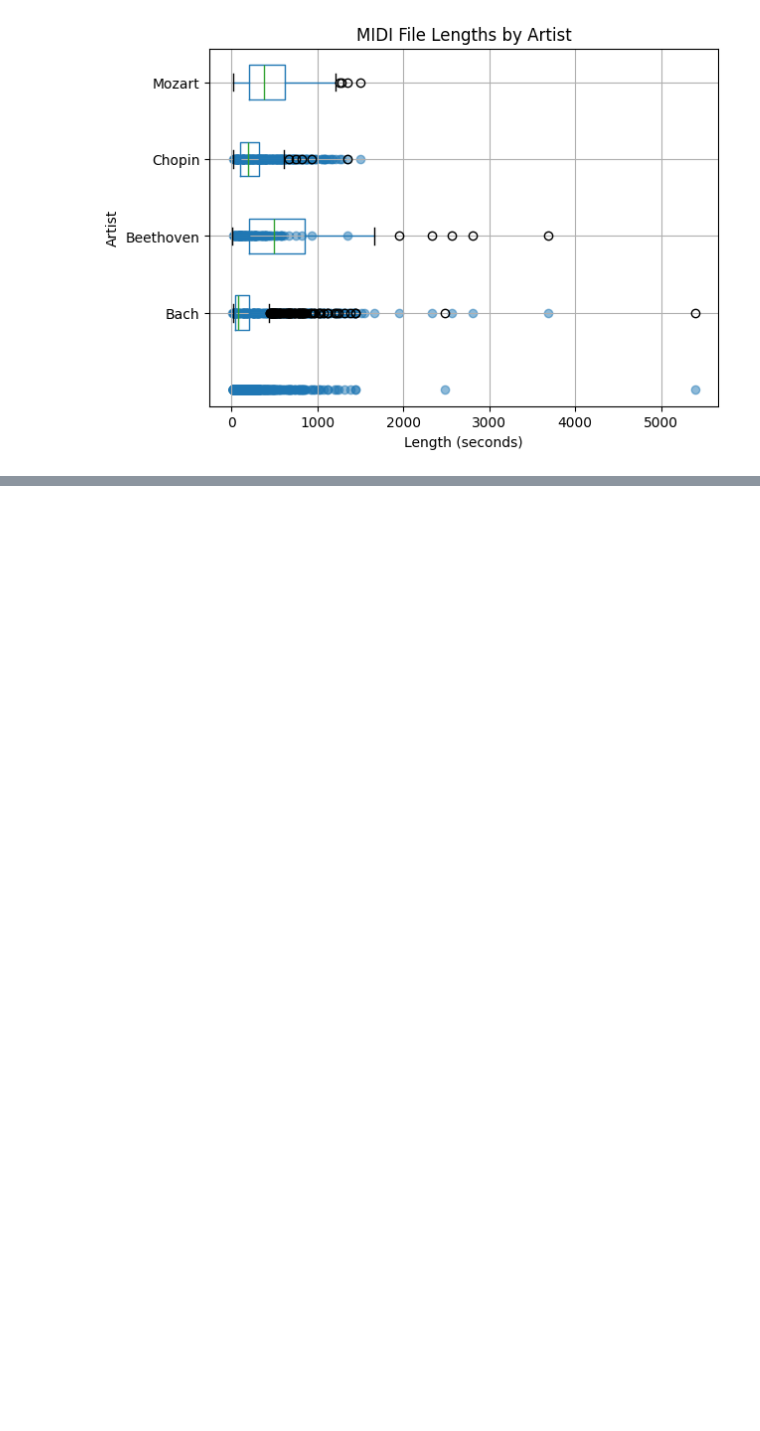
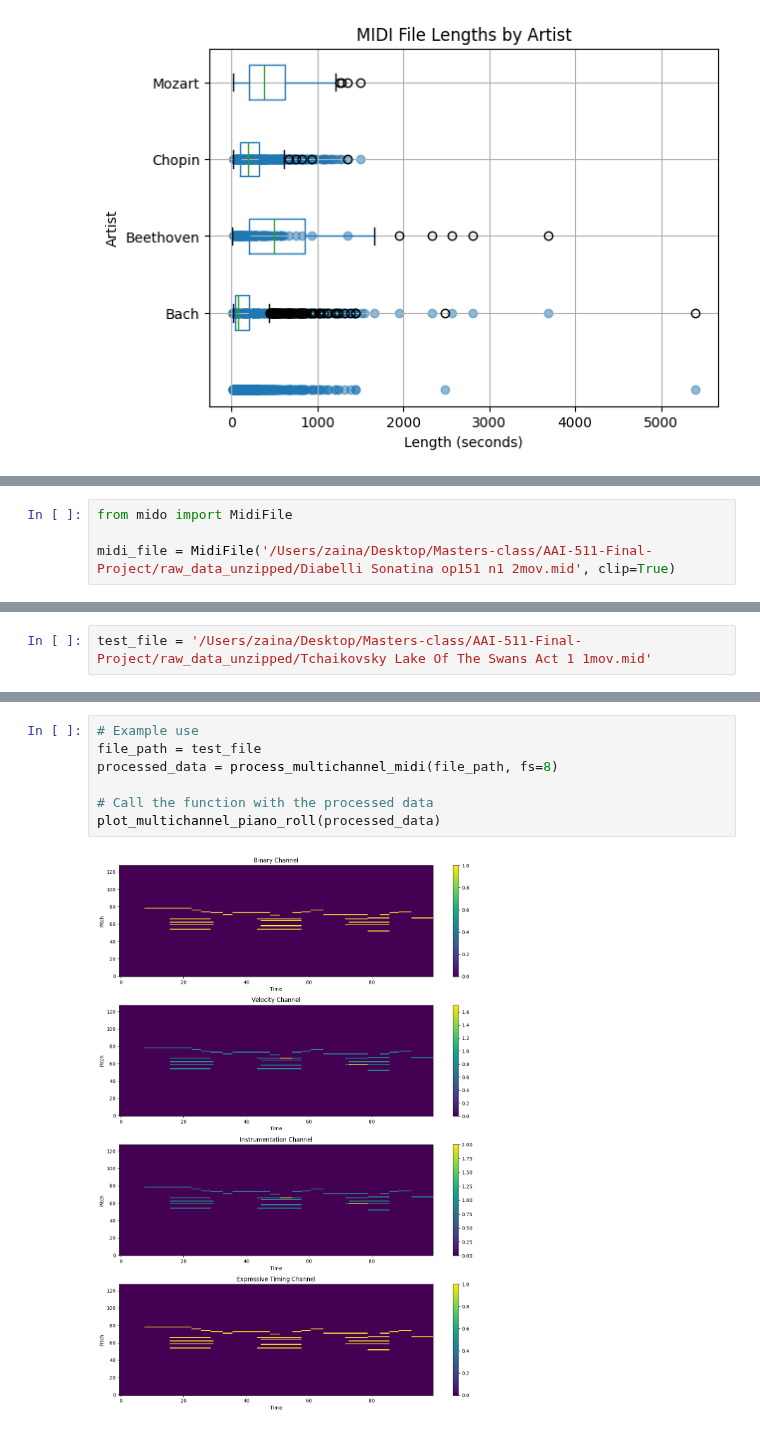
Before and after one commit to zainnobody/AAI-511-Final-Project, a Jupyter notebook: zain-test.ipynb, the cells around one changed output, grey strips where cells are left out. Saved outputs shown, nothing was run; the diff lists cells and outputs as text; blank space fills up the shorter version.

```diff
--- a/zain-test.ipynb
+++ b/zain-test.ipynb
@@ -394,0 +395,4 @@ plt.show()
+# %%
+from mido import MidiFile
+
+midi_file = MidiFile('/Users/zaina/Desktop/Masters-class/AAI-511-Final-Project/raw_data_unzipped/Diabelli Sonatina op151 n1 2mov.mid', clip=True)
@@ -394,0 +481,2 @@ plt.show()
+# %%
+test_file = '/Users/zaina/Desktop/Masters-class/AAI-511-Final-Project/raw_data_unzipped/Tchaikovsky Lake Of The Swans Act 1 1mov.mid'
@@ -394,0 +588,9 @@ plt.show()
+# %%
+# Example use
+file_path = test_file
+processed_data = process_multichannel_midi(file_path, fs=8)
+
+# Call the function with the processed data
+plot_multichannel_piano_roll(processed_data)
+# %% [output]
+[figure, added]
```
Also changed, not shown: parts of 28 cells of this notebook, 1 other file.
